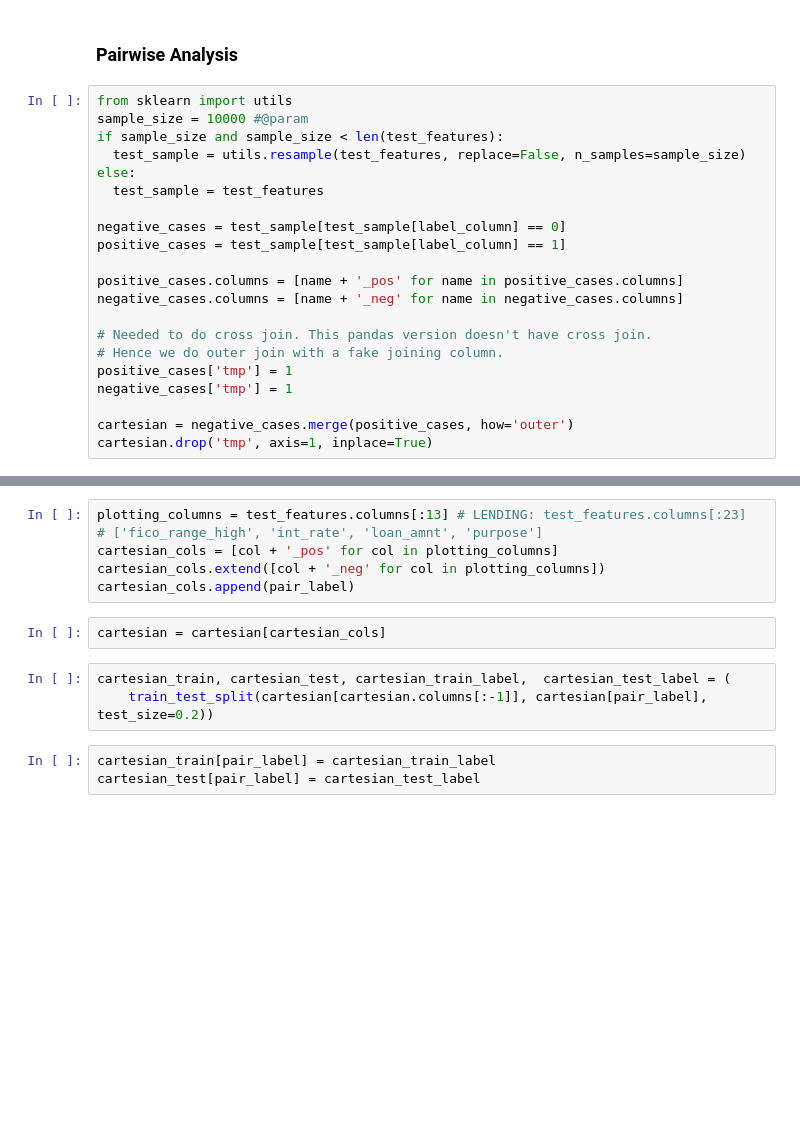
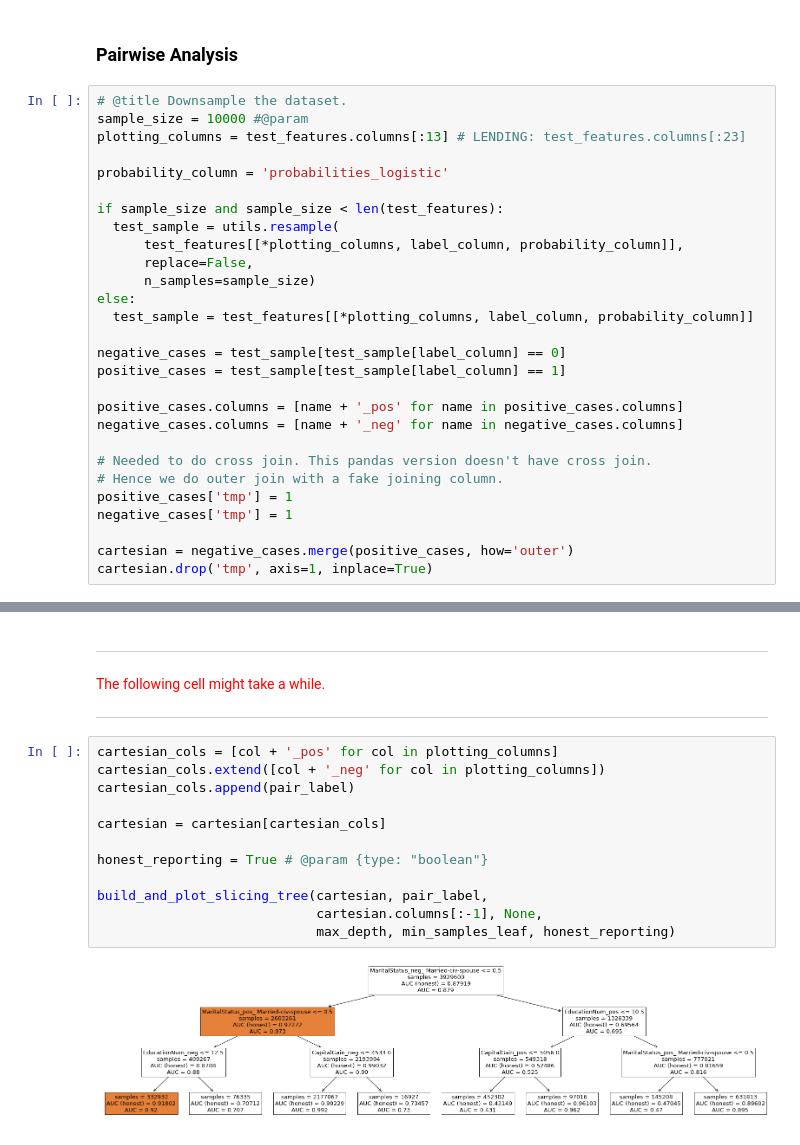
Before and after one commit to namik42/auc_attribution, a Jupyter notebook: Slicing_AUC_Attribution.ipynb, the cells around one changed output, grey strips where cells are left out. Cells and saved outputs as stored; diff of their text form; blank space fills up the shorter version.

```diff
--- a/Slicing_AUC_Attribution.ipynb
+++ b/Slicing_AUC_Attribution.ipynb
@@ -769,12 +863,19 @@ graph_out = plot_tree_override(tt, filled=True, fontsize=12,
 # %% [markdown]
 ### Pairwise Analysis
 # %%
-from sklearn import utils
+# @title Downsample the dataset.
 sample_size = 10000 #@param
+plotting_columns = test_features.columns[:13] # LENDING: test_features.columns[:23]
+
+probability_column = 'probabilities_logistic'
+
 if sample_size and sample_size < len(test_features):
-  test_sample = utils.resample(test_features, replace=False, n_samples=sample_size)
+  test_sample = utils.resample(
+      test_features[[*plotting_columns, label_column, probability_column]],
+      replace=False,
+      n_samples=sample_size)
 else:
-  test_sample = test_features
+  test_sample = test_features[[*plotting_columns, label_column, probability_column]]
 
 negative_cases = test_sample[test_sample[label_column] == 0]
 positive_cases = test_sample[test_sample[label_column] == 1]
@@ -812,13 +914,19 @@ np.sum(np.where(cartesian[probability_column + '_pos'] == cartesian[probability_
+# %% [markdown]
+---
+<font color='red'> The following cell might take a while.</font>
+
+---
 # %%
-plotting_columns = test_features.columns[:13] # LENDING: test_features.columns[:23]  # ['fico_range_high', 'int_rate', 'loan_amnt', 'purpose']
 cartesian_cols = [col + '_pos' for col in plotting_columns]
 cartesian_cols.extend([col + '_neg' for col in plotting_columns])
 cartesian_cols.append(pair_label)
+
+cartesian = cartesian[cartesian_cols]
+
+honest_reporting = True # @param {type: "boolean"}
+
+build_and_plot_slicing_tree(cartesian, pair_label,
+                            cartesian.columns[:-1], None,
+                            max_depth, min_samples_leaf, honest_reporting)
+# %% [output]
+[figure, added]
-# %%
-cartesian = cartesian[cartesian_cols]
-# %%
-cartesian_train, cartesian_test, cartesian_train_label,  cartesian_test_label = (
-    train_test_split(cartesian[cartesian.columns[:-1]], cartesian[pair_label], test_size=0.2))
-# %%
-cartesian_train[pair_label] = cartesian_train_label
-cartesian_test[pair_label] = cartesian_test_label
```
Also changed, not shown: parts of 31 cells of this notebook.
